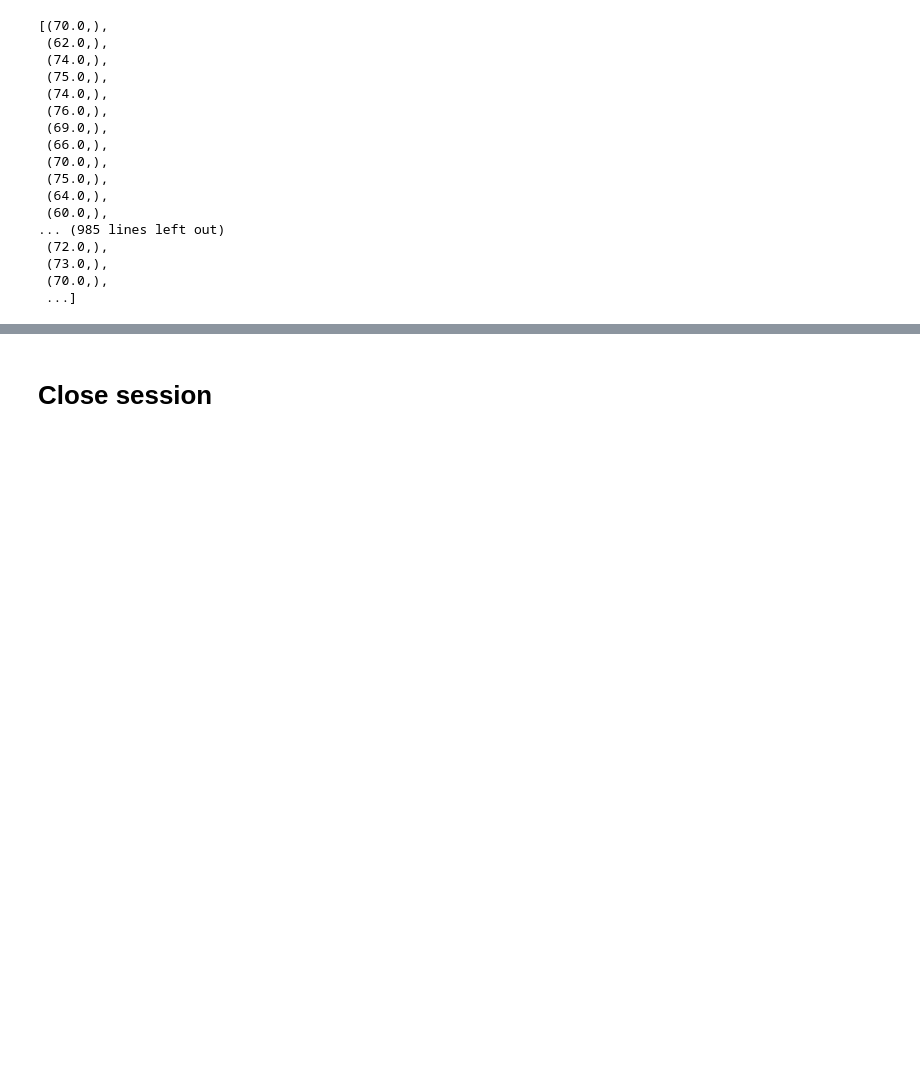
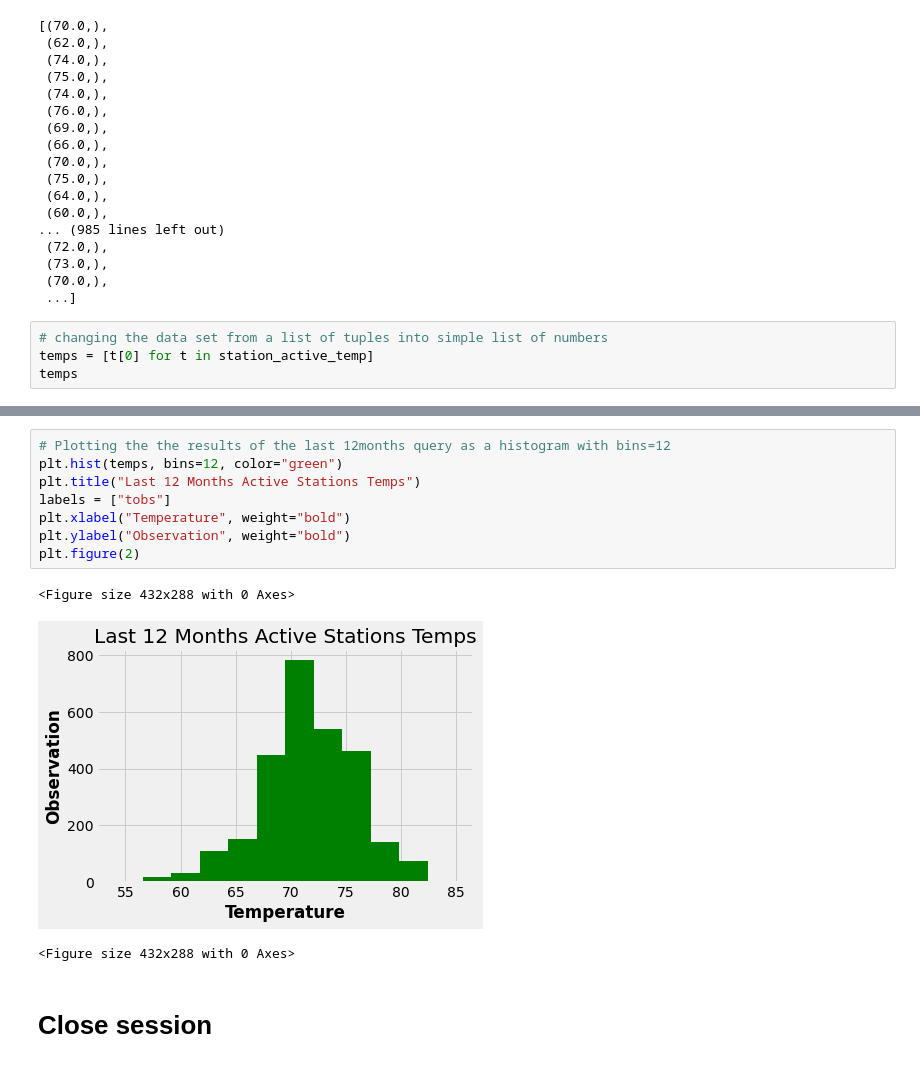
Before and after one commit to abotsi1080/SQLAlchemy_Challenge, a Jupyter notebook: climate_starter.ipynb, the cells around one changed output, grey strips where cells are left out. Saved outputs shown, nothing was run; the diff lists cells and outputs as text; blank space fills up the shorter version.

```diff
--- a/climate_starter.ipynb
+++ b/climate_starter.ipynb
@@ -260,3 +258,7 @@ station_active_temp
  (73.0,),
  (70.0,),
  ...]
+# %%
+# changing the data set from a list of tuples into simple list of numbers
+temps = [t[0] for t in station_active_temp]
+temps
@@ -263,3 +283,15 @@ station_active_temp
+# %%
+# Plotting the the results of the last 12months query as a histogram with bins=12
+plt.hist(temps, bins=12, color="green")
+plt.title("Last 12 Months Active Stations Temps")
+labels = ["tobs"]
+plt.xlabel("Temperature", weight="bold")
+plt.ylabel("Observation", weight="bold")
+plt.figure(2)
+# %% [output]
+<Figure size 432x288 with 0 Axes>
+[figure, added]
+<Figure size 432x288 with 0 Axes>
 # %% [markdown]
 # Close session
 # %%
```
Also changed, not shown: parts of 3 cells of this notebook.
